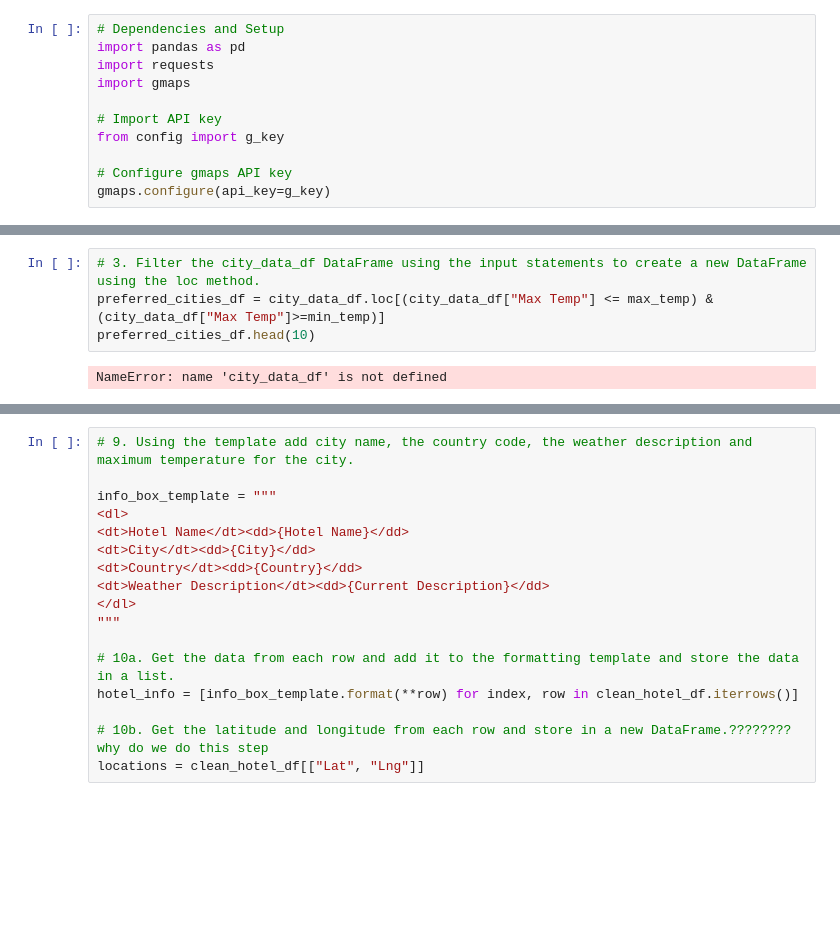
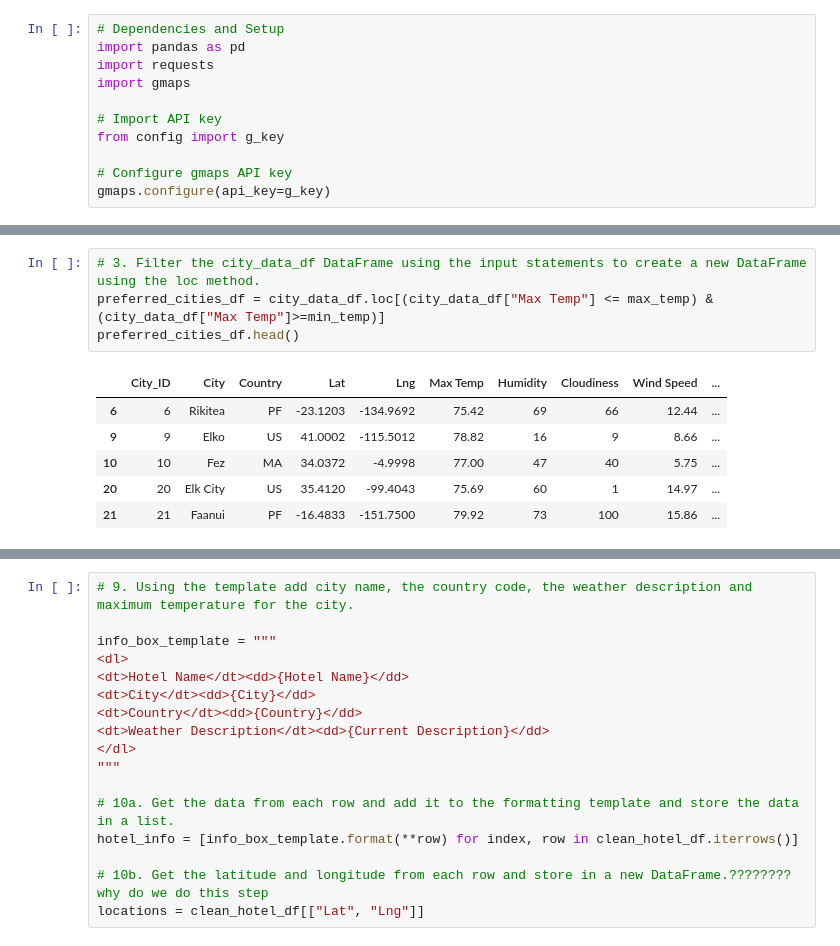
Before and after one commit to AyseH/World_Weather_Analysis, a Jupyter notebook: Vacation_Search/Vacation_Search.ipynb, the cells around one changed output, grey strips where cells are left out. Saved outputs shown, nothing was run; the diff lists cells and outputs as text; blank space fills up the shorter version.

```diff
--- a/Vacation_Search/Vacation_Search.ipynb
+++ b/Vacation_Search/Vacation_Search.ipynb
@@ -25,9 +33,14 @@ max_temp = float(input("What is the maximum temperature you would like for your
 # %%
 # 3. Filter the city_data_df DataFrame using the input statements to create a new DataFrame using the loc method.
 preferred_cities_df = city_data_df.loc[(city_data_df["Max Temp"] <= max_temp) & (city_data_df["Max Temp"]>=min_temp)]
-preferred_cities_df.head(10)
+preferred_cities_df.head()
 # %% [output]
-NameError: name 'city_data_df' is not defined
+|  | City_ID | City | Country | Lat | Lng | Max Temp | Humidity | Cloudiness | Wind Speed | ... |
+| 6 | 6 | Rikitea | PF | -23.1203 | -134.9692 | 75.42 | 69 | 66 | 12.44 | ... |
+| 9 | 9 | Elko | US | 41.0002 | -115.5012 | 78.82 | 16 | 9 | 8.66 | ... |
+| 10 | 10 | Fez | MA | 34.0372 | -4.9998 | 77.00 | 47 | 40 | 5.75 | ... |
+| 20 | 20 | Elk City | US | 35.4120 | -99.4043 | 75.69 | 60 | 1 | 14.97 | ... |
+| 21 | 21 | Faanui | PF | -16.4833 | -151.7500 | 79.92 | 73 | 100 | 15.86 | ... |
 # %%
 # 4a. Determine if there are any empty rows.
 preferred_cities_df.isnull().sum()
```
Also changed, not shown: parts of 10 cells of this notebook, 5 other files.
